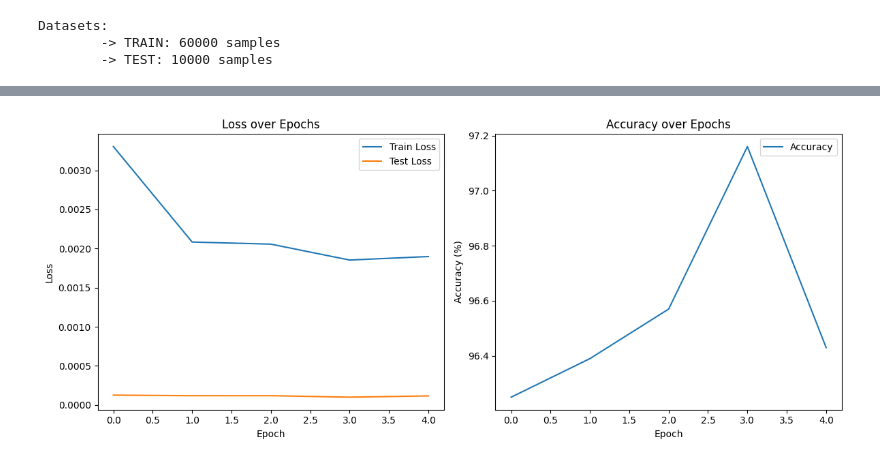
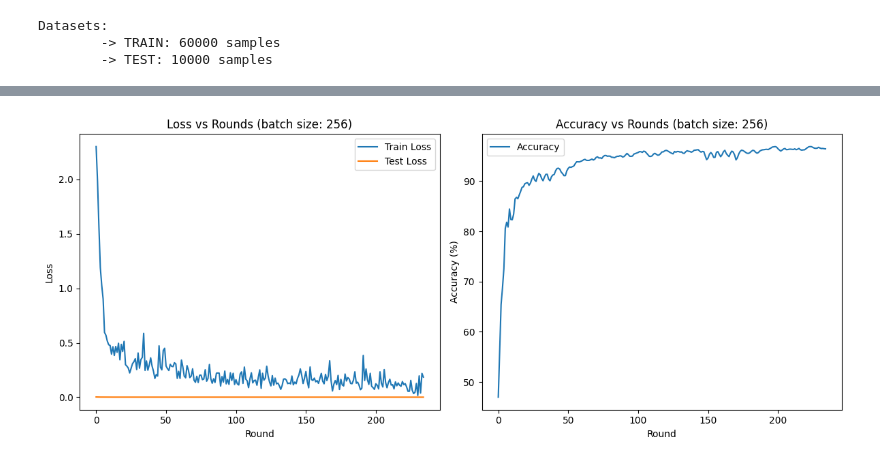
Before and after one commit to rohaan2614/federated_learning, a Jupyter notebook: Centralized_MNIST/Centralized_MNIST.ipynb, the cells around one changed output, grey strips where cells are left out. Saved outputs shown, nothing was run; the diff lists cells and outputs as text; code cells hidden in the pictures.

Commit message:
1 step/round

```diff
--- a/Centralized_MNIST/Centralized_MNIST.ipynb
+++ b/Centralized_MNIST/Centralized_MNIST.ipynb
@@ -43,7 +45,7 @@ Datasets:
         -> TRAIN: available
         -> TEST: available
 # %%
-train_loader = DataLoader(dataset=train_dataset, batch_size=64, shuffle=True)
+train_loader = DataLoader(dataset=train_dataset, batch_size=256, shuffle=True)
 test_loader = DataLoader(dataset=test_dataset, batch_size=1000, shuffle=False)
 
 print(f"Datasets:\n\t-> TRAIN: {len(train_loader.dataset)} samples\n\t-> TEST: {len(test_loader.dataset)} samples")
@@ -148,3 +163,6 @@ def test(model, device, test_loader):
     print(f'\nTest set: Average loss: {avg_test_loss:.4f}, Accuracy: {correct}/{len(test_loader.dataset)} ({accuracy:.0f}%)\n')
 
     return avg_test_loss, accuracy
+# %%
+rounds = len(train_loader)
+print(f"Rounds: {rounds}, Batch Size: {train_loader.batch_size}")
@@ -151,15 +171,20 @@ def test(model, device, test_loader):
 # %%
-num_epochs = 5
-
 train_losses = []
 test_losses = []
 accuracies = []
 
-for epoch in range(1, 1 + num_epochs):
-    avg_train_loss = train(model, device, train_loader, optimizer, criterion, epoch, track_weights=True)
+for round in range(1, 1 + rounds):
+    print(f"Running round {round}/{rounds}")
+    updates, loss = train(model=model,
+                          device=device,
+                          train_loader=train_loader,
+                          optimizer=optimizer,
+                          criterion=criterion,
+                          batch_idx=round-1)
+
     avg_test_loss, accuracy = test(model, device, test_loader)
 
-    train_losses.append(avg_train_loss)
+    train_losses.append(float(loss))
     test_losses.append(avg_test_loss)
     accuracies.append(accuracy)
 # %% [output]
@@ -183,26 +208,26 @@ Test set: Average loss: 0.0001, Accuracy: 9643/10000 (96%)
 # %%
 import matplotlib.pyplot as plt
 
 plt.figure(figsize=(12, 5))
 
 # Plot training and test loss
 plt.subplot(1, 2, 1)
 plt.plot(train_losses, label='Train Loss')
 plt.plot(test_losses, label='Test Loss')
-plt.xlabel('Epoch')
+plt.xlabel('Round')
 plt.ylabel('Loss')
-plt.title('Loss over Epochs')
+plt.title('Loss vs Rounds (batch size: 256)')
 plt.legend()
 
 # Plot accuracy
 plt.subplot(1, 2, 2)
 plt.plot(accuracies, label='Accuracy')
-plt.xlabel('Epoch')
+plt.xlabel('Round')
 plt.ylabel('Accuracy (%)')
-plt.title('Accuracy over Epochs')
+plt.title('Accuracy vs Rounds (batch size: 256)')
 plt.legend()
 
 plt.tight_layout()
 plt.show()
 # %% [output]
-[figure, old version]
+[figure, new version]
```
Also changed, not shown: parts of 5 cells of this notebook, 1 other file.
